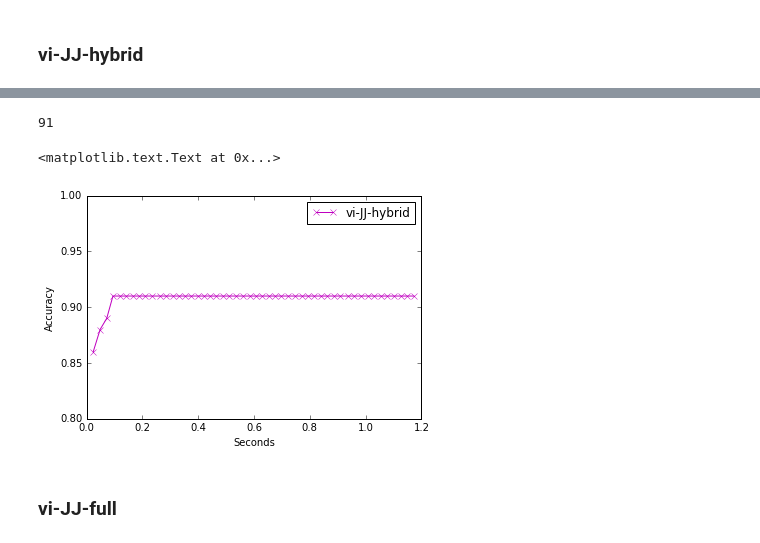
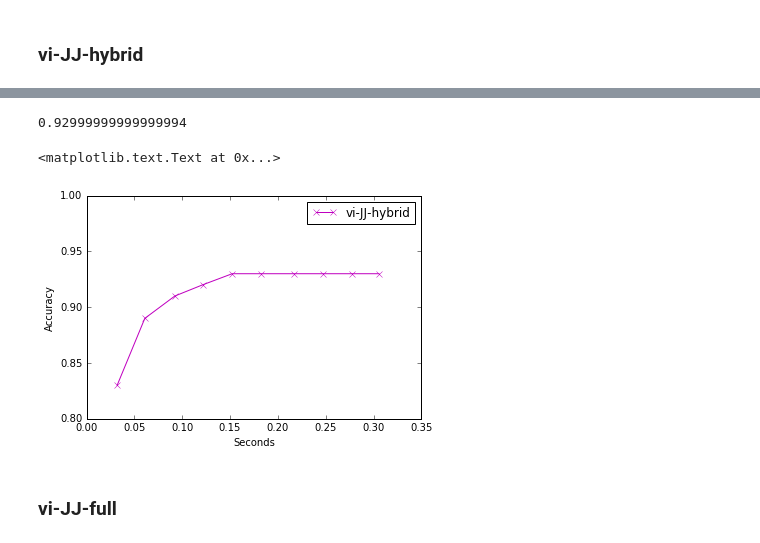
Before and after one commit to izmailovpavel/gplib, a Jupyter notebook: testing/gpc_testing.ipynb, the cells around one changed output, grey strips where cells are left out. Cells and saved outputs as stored; diff of their text form; code cells hidden in the pictures.

```diff
--- a/testing/gpc_testing.ipynb
+++ b/testing/gpc_testing.ipynb
@@ -18,14 +18,14 @@ num = 200
 test_num= 100
 x_tr = np.random.rand(num, dim)
 if dim == 1:
-    x_test = np.linspace(0, 1, test_num)
-    x_test = x_test.reshape(test_num, 1)
+    x_te = np.linspace(0, 1, test_num)
+    x_te = x_test.reshape(test_num, 1)
 else:
-    x_test = np.random.rand(test_num, dim)
+    x_te = np.random.rand(test_num, dim)
 # %%
 data_gp = GPCLaplace(SE(np.array([1., .2, .1])))
 # %%
-y_tr, y_te = data_gp.generate_data(x_tr, x_test)
+y_tr, y_te = data_gp.generate_data(x_tr, x_te, seed=21)
 # %%
 plt.plot(x_tr[y_tr[:, 0] == 1, 0], x_tr[y_tr[:, 0] == 1, 1], 'bo')
 plt.plot(x_tr[y_tr[:, 0] == -1, 0], x_tr[y_tr[:, 0] == -1, 1], 'ro')
@@ -201,5 +155,5 @@ plt.ylabel('Accuracy')
 # %%
 gp = GPCSparse(SE(np.array([1., .5, .2])), inputs=30)
 # %%
-options = {'maxfun': 5, 'disp': False, 'mydisp': True, 'num_updates':5, 'max_out_iter':50}
-res = gp.fit(x_tr, y_tr, method='vi_jj_hybrid', method_options=options)
+options = {'maxfun': 5, 'disp': False, 'mydisp': True, 'n_upd':5, 'maxiter':10}
+res = gp.fit(x_tr, y_tr, method='vi_jj_hybrid', options=options)
@@ -226,18 +162,18 @@ y_pred = gp.predict(x_test)
-# %%
-np.sum(y_pred == y_te)
-# %% [output]
-91
+# %%
+gp.get_quality(y_te, y_pred)
+# %% [output]
+0.92999999999999994
 # %%
-metric = lambda w: gp.get_prediction_quality(w, x_test, y_te)
+metric = lambda w: gp.get_prediction_quality(x_te, y_te, w)
 x_lst, y_lst = res.plot_performance(metric, 't', freq=1)
-plt.plot(x_lst[1:], y_lst[1:], '-mx', label='vi-JJ-hybrid')
+plt.plot(x_lst, y_lst, '-mx', label='vi-JJ-hybrid')
 plt.ylim([.8, 1.])
 plt.legend()
 plt.xlabel('Seconds')
 plt.ylabel('Accuracy')
 # %% [output]
 <matplotlib.text.Text at 0x...>
-[figure, old version]
+[figure, new version]
 # %% [markdown]
 ### vi-JJ-full
 # %%
```
Also changed, not shown: parts of 27 cells of this notebook, 9 other files.
